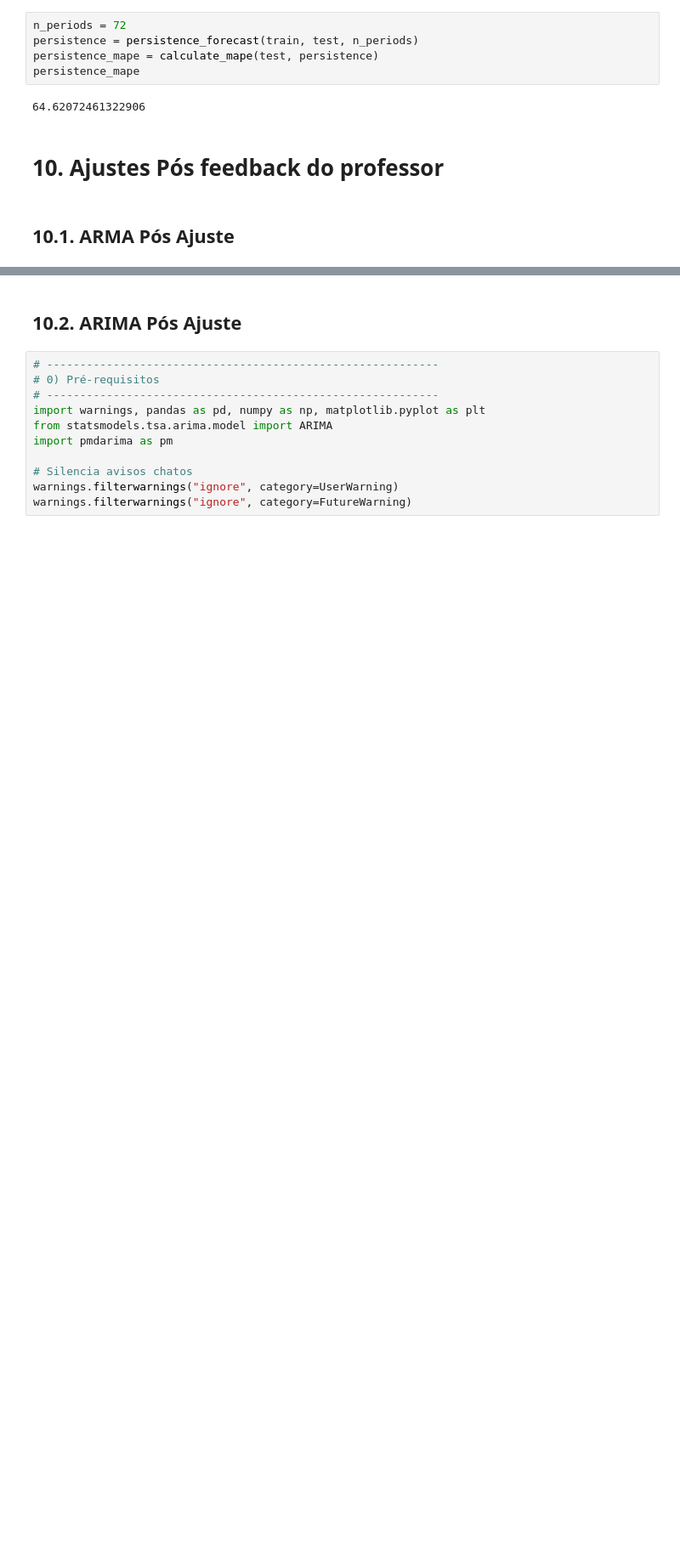
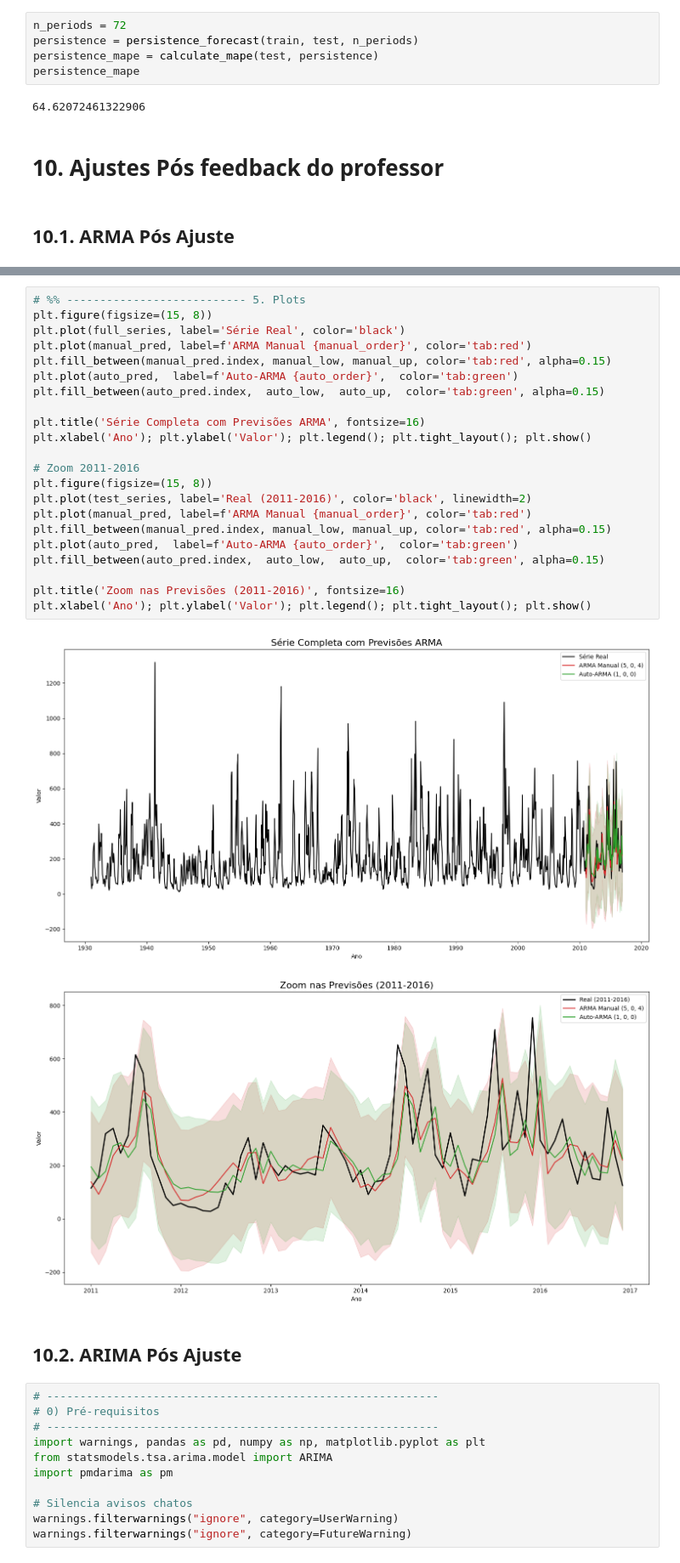
Before and after one commit to LucasMacieel/Modelagem_Analitica, a Jupyter notebook: passos_real_analysis.ipynb, the cells around one changed output, grey strips where cells are left out. Shown at 85% size. Saved outputs shown, nothing was run; the diff lists cells and outputs as text; blank space fills up the shorter version.

Commit message:
arma ajustado

```diff
--- a/passos_real_analysis.ipynb
+++ b/passos_real_analysis.ipynb
@@ -688,3 +784,28 @@ persistence_mape
+# %%
+# %% --------------------------- 5. Plots
+plt.figure(figsize=(15, 8))
+plt.plot(full_series, label='Série Real', color='black')
+plt.plot(manual_pred, label=f'ARMA Manual {manual_order}', color='tab:red')
+plt.fill_between(manual_pred.index, manual_low, manual_up, color='tab:red', alpha=0.15)
+plt.plot(auto_pred,  label=f'Auto-ARMA {auto_order}',  color='tab:green')
+plt.fill_between(auto_pred.index,  auto_low,  auto_up,  color='tab:green', alpha=0.15)
+
+plt.title('Série Completa com Previsões ARMA', fontsize=16)
+plt.xlabel('Ano'); plt.ylabel('Valor'); plt.legend(); plt.tight_layout(); plt.show()
+
+# Zoom 2011-2016
+plt.figure(figsize=(15, 8))
+plt.plot(test_series, label='Real (2011-2016)', color='black', linewidth=2)
+plt.plot(manual_pred, label=f'ARMA Manual {manual_order}', color='tab:red')
+plt.fill_between(manual_pred.index, manual_low, manual_up, color='tab:red', alpha=0.15)
+plt.plot(auto_pred,  label=f'Auto-ARMA {auto_order}',  color='tab:green')
+plt.fill_between(auto_pred.index,  auto_low,  auto_up,  color='tab:green', alpha=0.15)
+
+plt.title('Zoom nas Previsões (2011-2016)', fontsize=16)
+plt.xlabel('Ano'); plt.ylabel('Valor'); plt.legend(); plt.tight_layout(); plt.show()
+# %% [output]
+[figure, added]
+[figure, added]
 # %% [markdown]
 ## 10.2. ARIMA Pós Ajuste
 # %%
```
Also changed, not shown: parts of 5 cells of this notebook.
